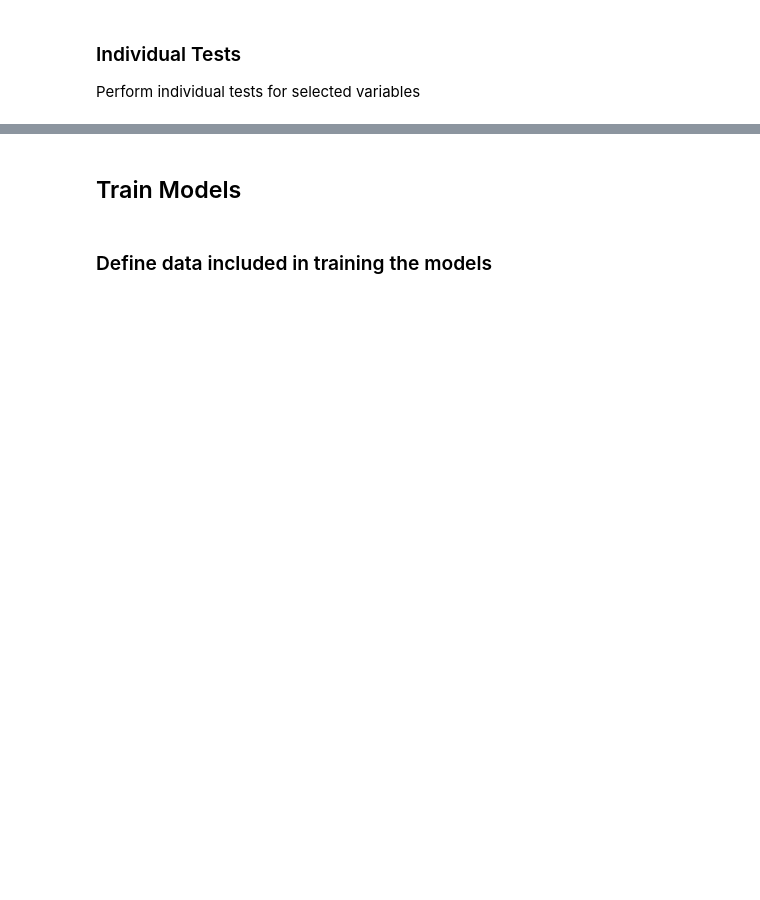
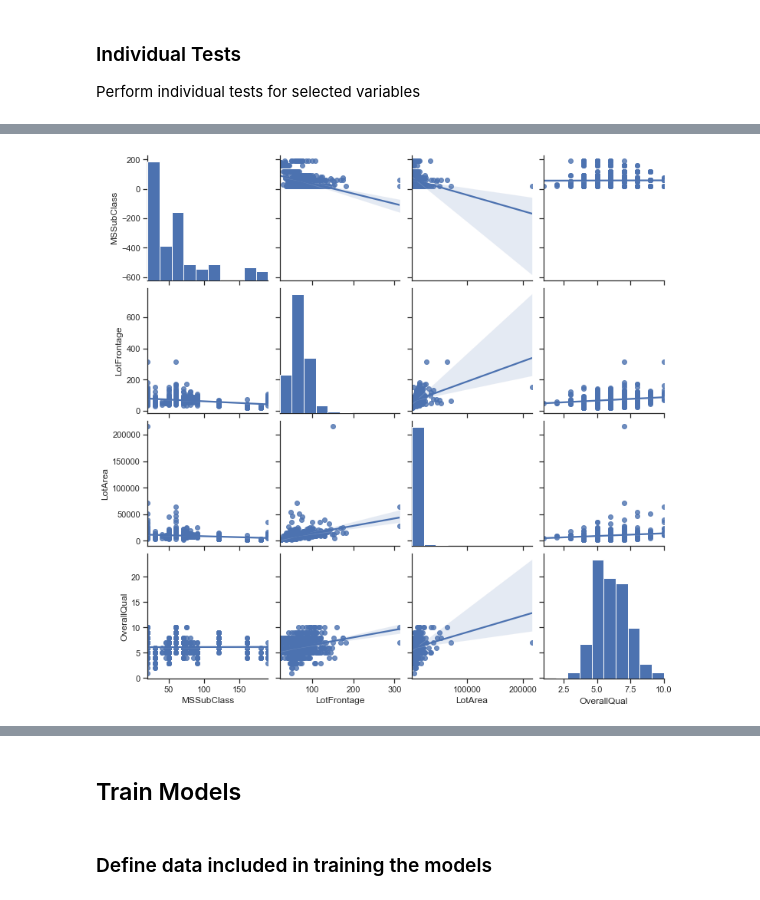
Before and after one commit to migraf/mt, a Jupyter notebook: example_notebook.ipynb, the cells around one changed output, grey strips where cells are left out. Saved outputs shown, nothing was run; the diff lists cells and outputs as text; code cells hidden in the pictures; blank space fills up the shorter version.

```diff
--- a/example_notebook.ipynb
+++ b/example_notebook.ipynb
@@ -91,0 +97,4 @@ numerical_correlation(df_sars, "VII.1A", 'VII.1B')
+# %%
+regression_scatter_matrix(df, variables=['MSSubClass', 'LotFrontage', 'LotArea', 'OverallQual'])
+# %% [output]
+[figure, added]
```
Also changed, not shown: parts of 60 cells of this notebook, 25 other files.
